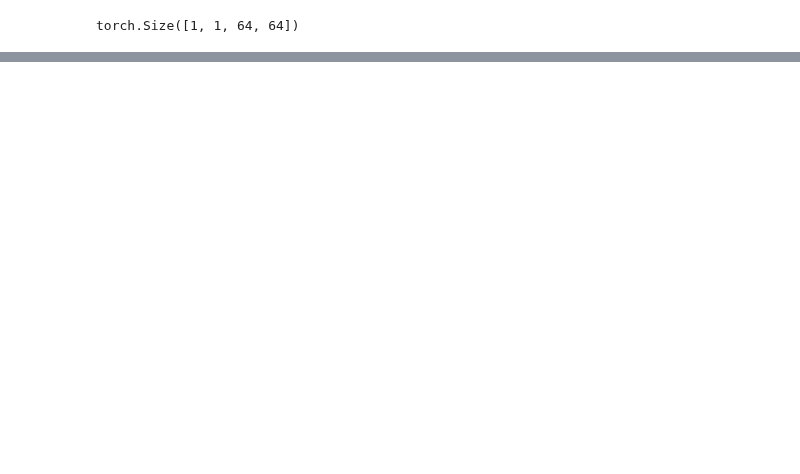
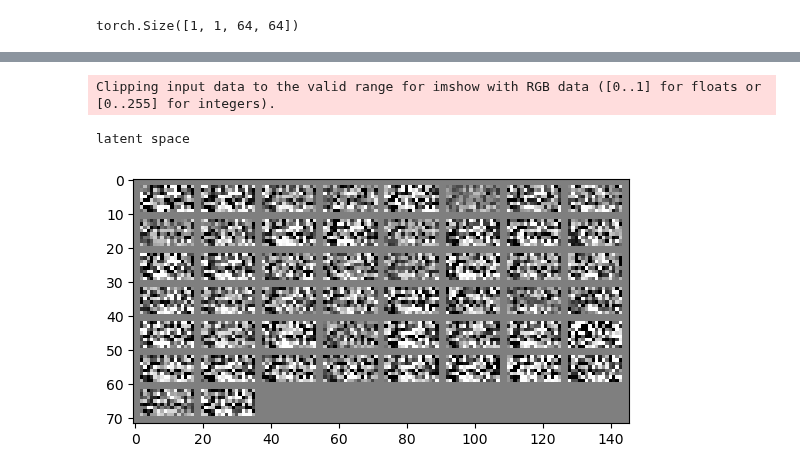
Before and after one commit to Tuchsanai/DL-FOR-COMPUTER-VISION, a Jupyter notebook: week07/Auto_Encoder/02_AutoencoderwithImage.ipynb, the cells around one changed output, grey strips where cells are left out. Drawn from its saved outputs; the diff is of its cells as text; code cells hidden in the pictures; blank space fills up the shorter version.

```diff
--- a/week07/Auto_Encoder/02_AutoencoderwithImage.ipynb
+++ b/week07/Auto_Encoder/02_AutoencoderwithImage.ipynb
@@ -119,4 +192,6 @@ model = Autoencoder()
 model(input).shape
 # %% [output]
 torch.Size([1, 1, 64, 64])
+# %%
+device = torch.device('cuda' if torch.cuda.is_available() else 'cpu')
 # %%
@@ -157,7 +258,11 @@ show_image(torchvision.utils.make_grid(images))
 # %%
-
+model.eval()
+images = images.to(device)
 # %% latent space
 print('latent space')
 latent_img = model.encoder(images)
-latent_img = latent_img.view(-1, 1, 8, 16)
-show_image(torchvision.utils.make_grid(latent_img))
+show_image(torchvision.utils.make_grid(latent_img.view(-1, 1, 8, 16).cpu()))
+# %% [output]
+Clipping input data to the valid range for imshow with RGB data ([0..1] for floats or [0..255] for integers).
+latent space
+[figure, added]
```
Also changed, not shown: parts of 18 cells of this notebook.
